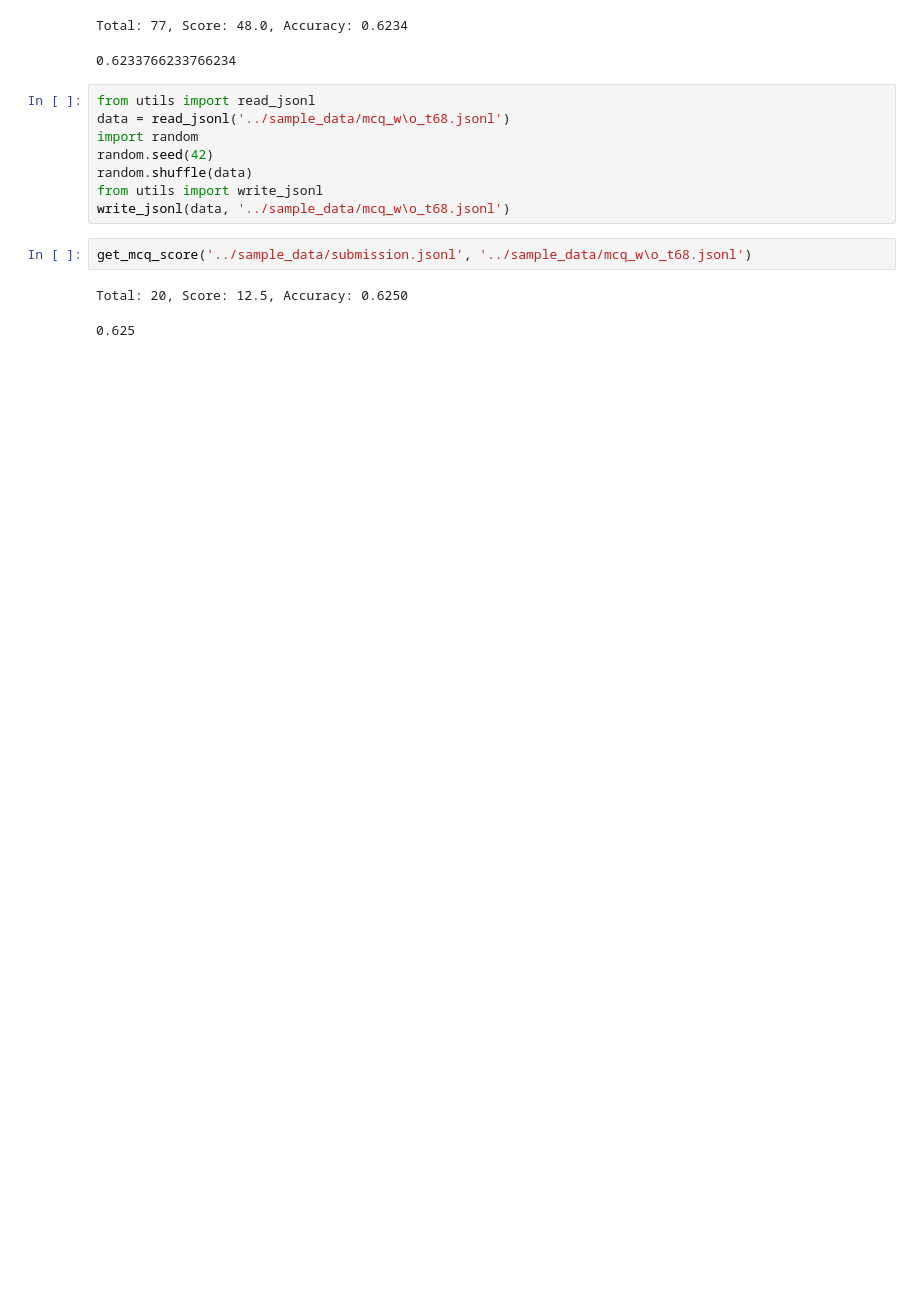
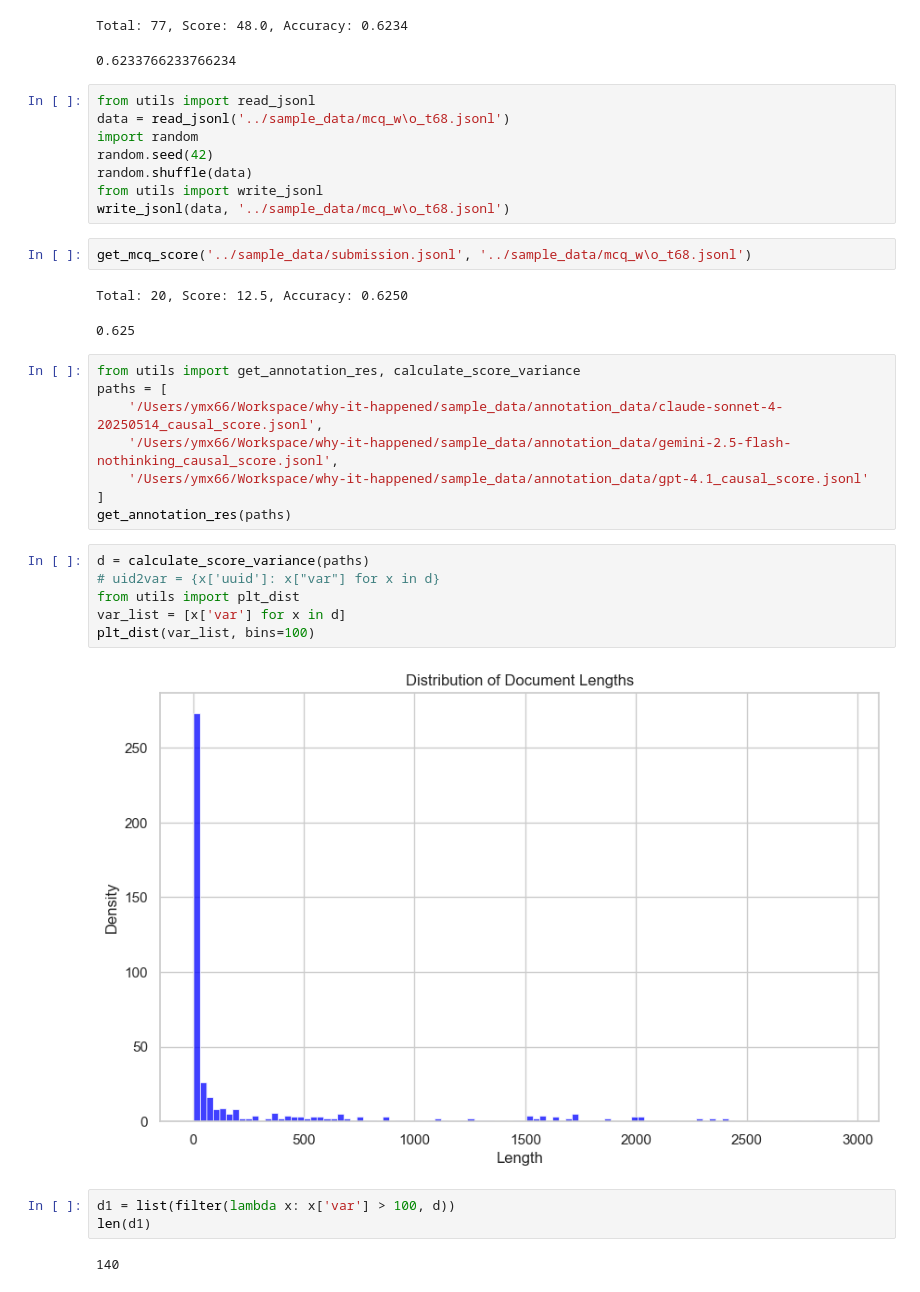
Before and after one commit to Sooo66/why-it-happened, a Jupyter notebook: src/a.ipynb, the cells around one changed output. Saved outputs shown, nothing was run; the diff lists cells and outputs as text; blank space fills up the shorter version.

Commit message:
info: for submit data.

```diff
--- a/src/a.ipynb
+++ b/src/a.ipynb
@@ -384,3 +384,24 @@ get_mcq_score('../sample_data/submission.jsonl', '../sample_data/mcq_w\o_t68.jso
 # %% [output]
 Total: 20, Score: 12.5, Accuracy: 0.6250
 0.625
+# %%
+from utils import get_annotation_res, calculate_score_variance
+paths = [
+    '/Users/ymx66/Workspace/why-it-happened/sample_data/annotation_data/claude-sonnet-4-20250514_causal_score.jsonl',
+    '/Users/ymx66/Workspace/why-it-happened/sample_data/annotation_data/gemini-2.5-flash-nothinking_causal_score.jsonl',
+    '/Users/ymx66/Workspace/why-it-happened/sample_data/annotation_data/gpt-4.1_causal_score.jsonl'
+]
+get_annotation_res(paths)
+# %%
+d = calculate_score_variance(paths)
+# uid2var = {x['uuid']: x["var"] for x in d}
+from utils import plt_dist
+var_list = [x['var'] for x in d]
+plt_dist(var_list, bins=100)
+# %% [output]
+[figure, added]
+# %%
+d1 = list(filter(lambda x: x['var'] > 100, d))
+len(d1)
+# %% [output]
+140
```
Also changed, not shown: parts of 26 cells of this notebook, 44 other files.
